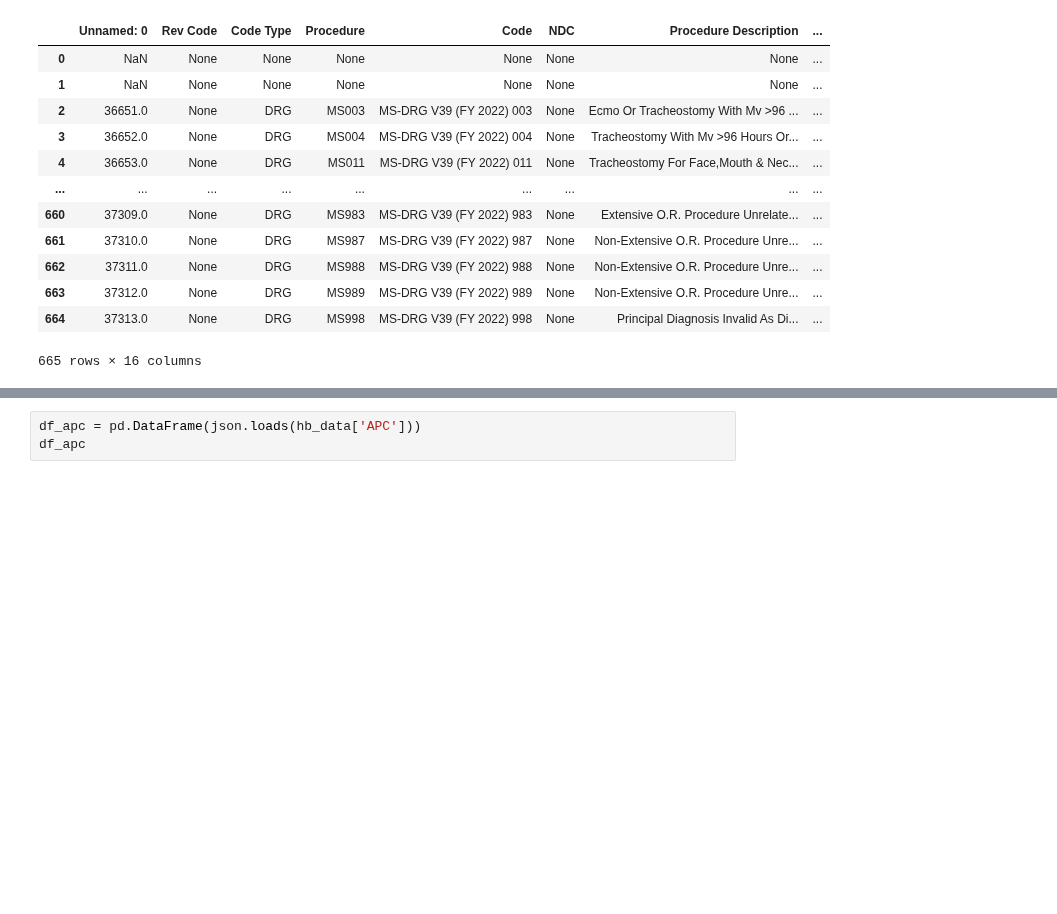
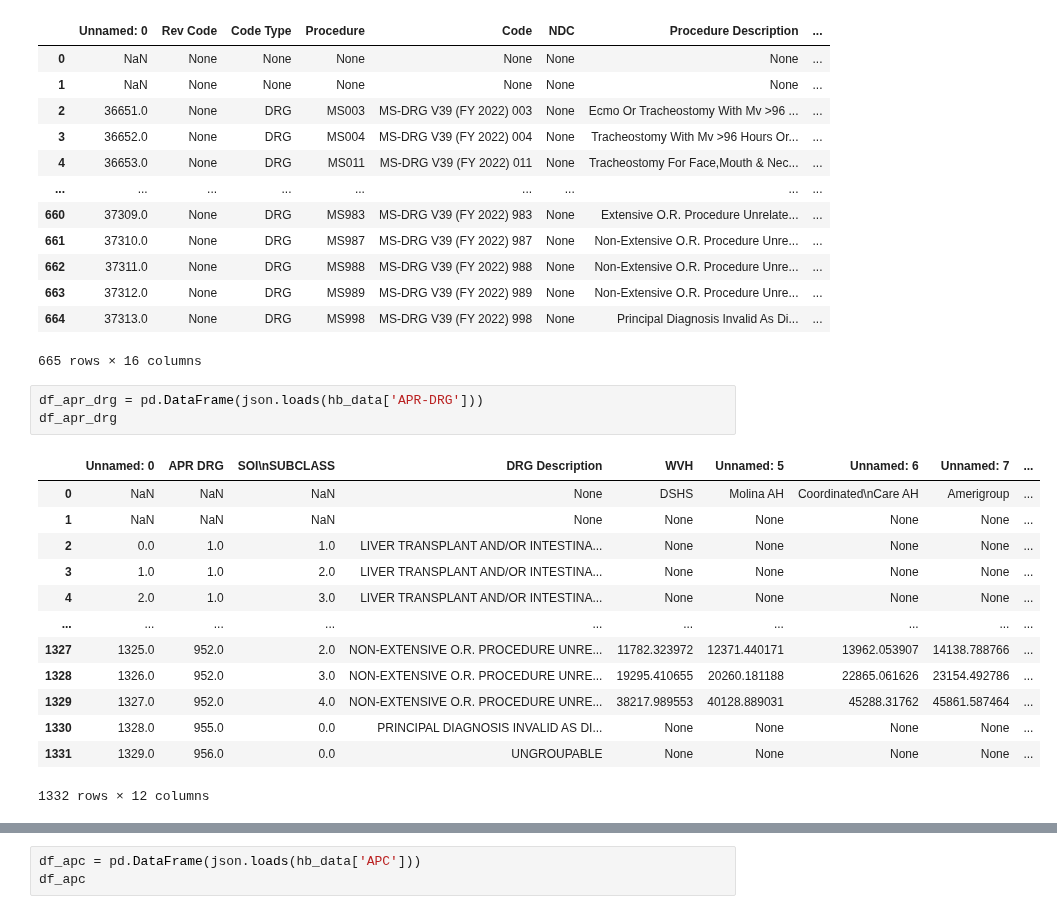
Before and after one commit to rl1987/dolthub-bounty-transparency-in-pricing, a Jupyter notebook: Confluence.ipynb, the cells around one changed output, grey strips where cells are left out. Drawn from its saved outputs; the diff is of its cells as text; blank space fills up the shorter version.

```diff
--- a/Confluence.ipynb
+++ b/Confluence.ipynb
@@ -141,3 +105,20 @@ df_ms_drgs
 | 663 | 37312.0 | None | DRG | MS989 | MS-DRG V39 (FY 2022) 989 | None | Non-Extensive O.R. Procedure Unre... | ... |
 | 664 | 37313.0 | None | DRG | MS998 | MS-DRG V39 (FY 2022) 998 | None | Principal Diagnosis Invalid As Di... | ... |
 665 rows × 16 columns
+# %%
+df_apr_drg = pd.DataFrame(json.loads(hb_data['APR-DRG']))
+df_apr_drg
+# %% [output]
+|  | Unnamed: 0 | APR DRG | SOI\nSUBCLASS | DRG Description | WVH | Unnamed: 5 | Unnamed: 6 | Unnamed: 7 | ... |
+| 0 | NaN | NaN | NaN | None | DSHS | Molina AH | Coordinated\nCare AH | Amerigroup | ... |
+| 1 | NaN | NaN | NaN | None | None | None | None | None | ... |
+| 2 | 0.0 | 1.0 | 1.0 | LIVER TRANSPLANT AND/OR INTESTINA... | None | None | None | None | ... |
+| 3 | 1.0 | 1.0 | 2.0 | LIVER TRANSPLANT AND/OR INTESTINA... | None | None | None | None | ... |
+| 4 | 2.0 | 1.0 | 3.0 | LIVER TRANSPLANT AND/OR INTESTINA... | None | None | None | None | ... |
+| ... | ... | ... | ... | ... | ... | ... | ... | ... | ... |
+| 1327 | 1325.0 | 952.0 | 2.0 | NON-EXTENSIVE O.R. PROCEDURE UNRE... | 11782.323972 | 12371.440171 | 13962.053907 | 14138.788766 | ... |
+| 1328 | 1326.0 | 952.0 | 3.0 | NON-EXTENSIVE O.R. PROCEDURE UNRE... | 19295.410655 | 20260.181188 | 22865.061626 | 23154.492786 | ... |
+| 1329 | 1327.0 | 952.0 | 4.0 | NON-EXTENSIVE O.R. PROCEDURE UNRE... | 38217.989553 | 40128.889031 | 45288.31762 | 45861.587464 | ... |
+| 1330 | 1328.0 | 955.0 | 0.0 | PRINCIPAL DIAGNOSIS INVALID AS DI... | None | None | None | None | ... |
+| 1331 | 1329.0 | 956.0 | 0.0 | UNGROUPABLE | None | None | None | None | ... |
+1332 rows × 12 columns
```
Also changed, not shown: parts of 27 cells of this notebook.
